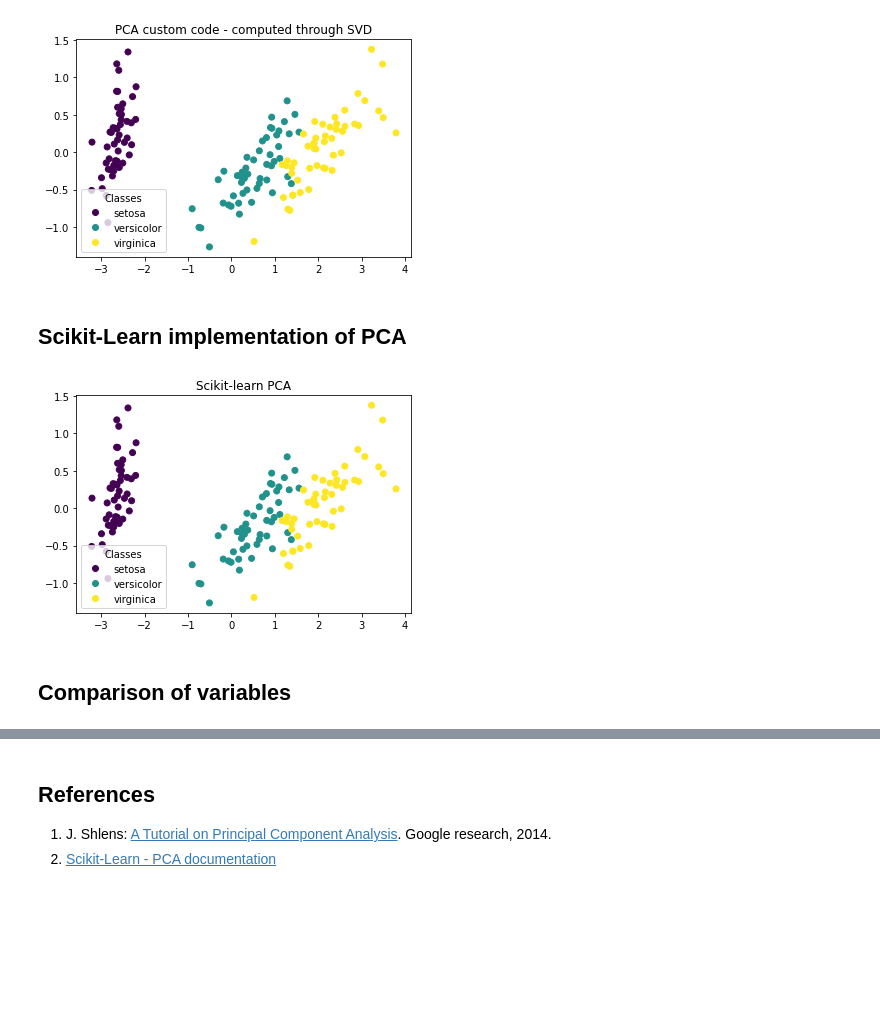
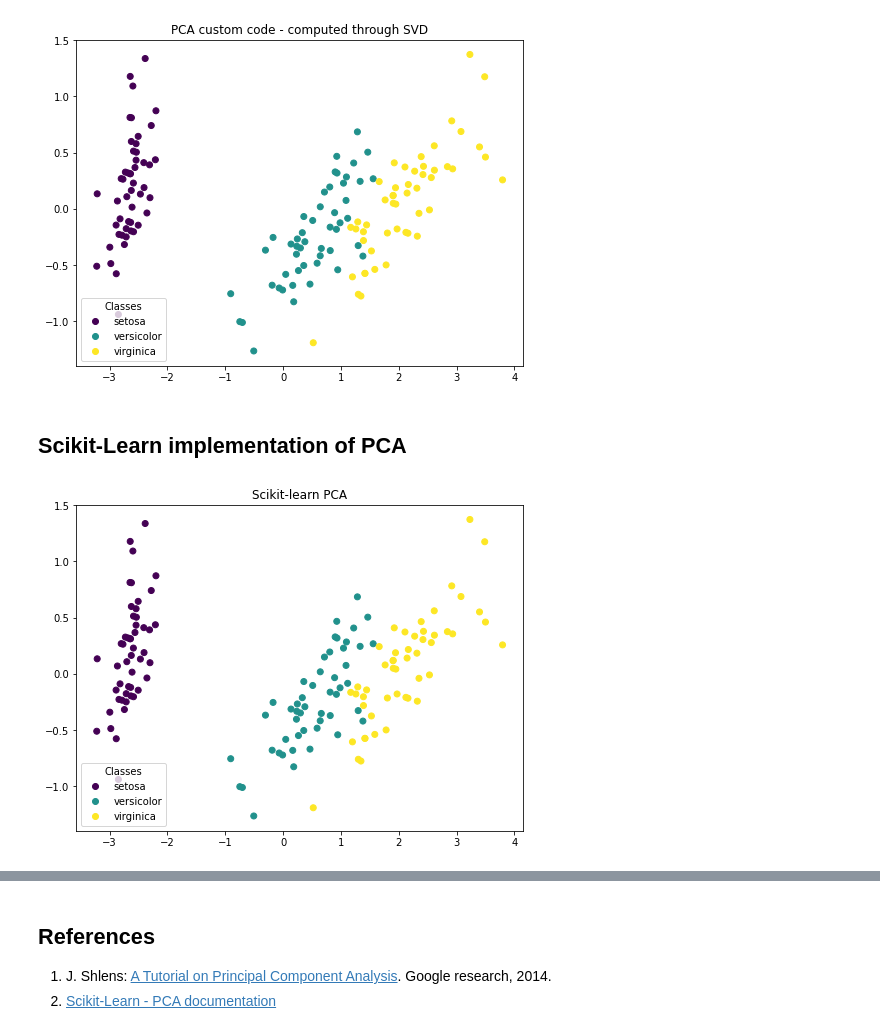
Before and after one commit to chamidullinr/pca-experiments, a Jupyter notebook: pca_implementation.ipynb, the cells around one changed output, grey strips where cells are left out. Cells and saved outputs as stored; diff of their text form; code cells hidden in the pictures; blank space fills up the shorter version.

```diff
--- a/pca_implementation.ipynb
+++ b/pca_implementation.ipynb
@@ -13,12 +11,10 @@ import matplotlib.pyplot as plt
 
 from sklearn import datasets
 
-import warnings
-warnings.filterwarnings('ignore')
 
-
-def plot_iris(X_transformed, y, y_names, *, title):
-    scatter = plt.scatter(*X_transformed.T, c=y)
+def plot_iris(X_trans, y, y_names, *, title):
+    plt.figure(figsize=(8, 6))
+    scatter = plt.scatter(*X_trans.T, c=y)
     scatter_objects, _ = scatter.legend_elements()
     plt.legend(scatter_objects, y_names, loc='lower left', title='Classes')
     plt.title(title)
@@ -91,45 +100,43 @@ plot_iris(X_transformed_cov, y, y_names, title='PCA custom code - computed throu
 # %%
 from sklearn.utils.extmath import svd_flip
 
 
 def pca_through_svd(X, n_components=2):
     """
     Pieces of code were taken from scikit-learn library.
     See documentation page https://scikit-learn.org/stable/modules/generated/sklearn.decomposition.PCA.html
     """
     X = X.copy()
     n_samples, n_features = X.shape
 
     # center data - i.e. subtract off the mean for each dimension
     X -= np.mean(X, axis=0)
     assert np.allclose(X.mean(axis=0), np.zeros(X.shape[1]))
 
     # compute singular value decomposition (SVD)
-    U, S, V = np.linalg.svd(X, full_matrices=False)
-    U, V = svd_flip(U, V)  # flip eigenvectors' sign to enforce deterministic output
+    U, S, Vt = np.linalg.svd(X, full_matrices=False)
+    U, Vt = svd_flip(U, Vt)  # flip eigenvectors' sign to enforce deterministic output
 
-    # create output variables (these are present in scikit-learn PCA object after it is fitted)
-    components = V[:n_components]
-    singular_values = S[:n_components]
-    # X_transformed = X * V = U * S * V^T * V = U * S
-    X_transformed = U[:, :n_components] * S[:n_components]
+    # project the original data set
+    # formula goes as: X_trans = X * V = U * S * V^T * V = U * S
+    X_trans = U[:, :n_components] * S[:n_components]
 
     # get variance explained
-    explained_variance = (S ** 2) / (n_samples - 1)
-    explained_variance_ratio = explained_variance / explained_variance.sum()
+    exp_variance = (S ** 2) / (n_samples - 1)
+    exp_variance_pct = exp_variance / exp_variance.sum()
 
     # note: In this implementation, we using full array of explaind variance.
     #       But implementation of Scikit-Learn is croping the array
     #       and storing only explained variance of n_components.
 
-    return X_transformed, explained_variance, explained_variance_ratio
+    return X_trans, exp_variance, exp_variance_pct
 
 
 # %% custom pca (with SVD) - utilized code from scikit-learn
-X_transformed_svd, explained_variance_svd, explained_variance_ratio_svd = pca_through_svd(X)
-plot_iris(X_transformed_svd, y, y_names, title='PCA custom code - computed through SVD')
+X_trans_svd, exp_variance_svd, exp_variance_pct_svd = pca_through_svd(X)
+plot_iris(X_trans_svd, y, y_names, title='PCA custom code - computed through SVD')
 # %% [output]
-[figure, old version]
+[figure, new version]
 # %% [markdown]
 ## Scikit-Learn implementation of PCA
 # %%
@@ -137,14 +144,12 @@ from sklearn.decomposition import PCA
 
 def pca_scikit_learn(X, n_components=2):
     pca = PCA(n_components=n_components)
-    X_transformed = pca.fit_transform(X)
-    return X_transformed, pca.explained_variance_, pca.explained_variance_ratio_
+    X_trans = pca.fit_transform(X)
+    return X_trans, pca.explained_variance_, pca.explained_variance_ratio_
 
 
 # %% pca from scikit-learn - this implementation utilizes SVD
-X_transformed_sklearn, explained_variance_sklearn, explained_variance_ratio_sklearn = pca_scikit_learn(X)
-plot_iris(X_transformed_sklearn, y, y_names, title='Scikit-learn PCA')
+X_trans_sk, exp_variance_sk, exp_variance_pct_sk = pca_scikit_learn(X)
+plot_iris(X_trans_sk, y, y_names, title='Scikit-learn PCA')
 # %% [output]
-[figure, old version]
+[figure, new version]
-# %% [markdown]
-## Comparison of variables
```
Also changed, not shown: parts of 7 cells of this notebook, 4 other files.
